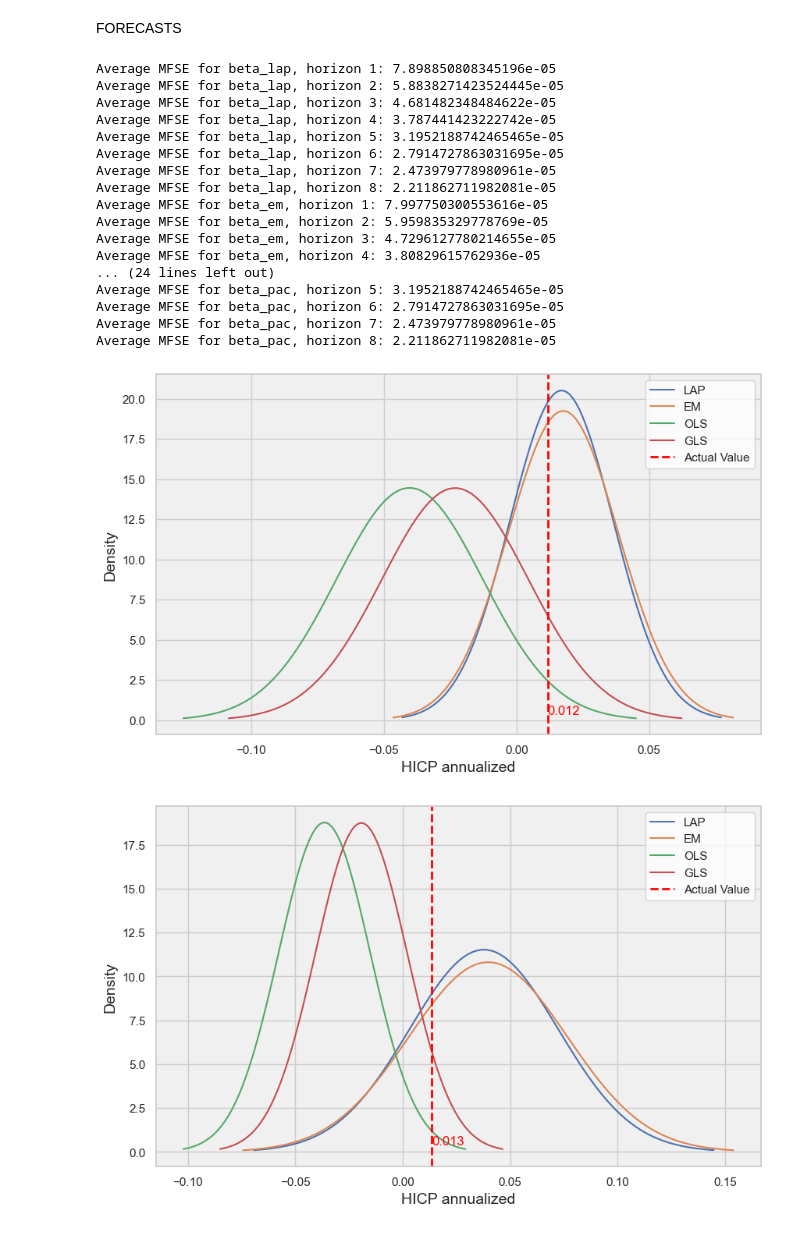
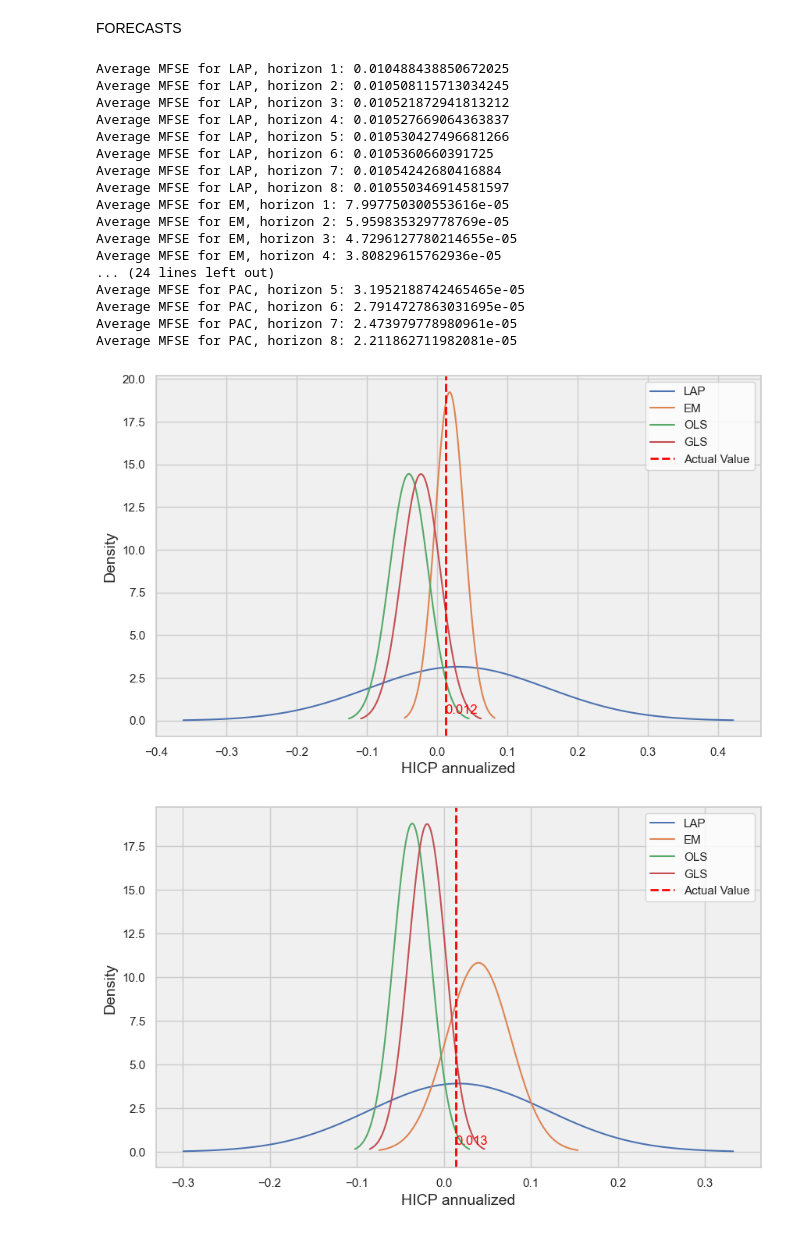
Before and after one commit to FrancescaBelloni/GLS-Quantile-Regression-Asymmetric-Laplace, a Jupyter notebook: EA_Inflation.ipynb, the cells around one changed output. Cells and saved outputs as stored; diff of their text form; code cells hidden in the pictures.

```diff
--- a/EA_Inflation.ipynb
+++ b/EA_Inflation.ipynb
@@ -675,7 +750,9 @@ df = df.set_index('TIME')
 horizons = [1, 2, 3, 4, 5, 6, 7, 8]
 #0.0003, 0.9951, -0.0011
 
-beta_lap = np.array([0.0003, 0.9951, -0.0011])
+
+# beta_lap = np.array([0.0003, 0.9951, -0.0011])
+beta_lap = np.array([-0.1179, 0.1415, 0.7217])
 beta_em = np.array([-0.0002, 1.0607, -0.0011])
 beta_ols = np.array([-0.0086, 0.0140, -0.1585])
 beta_gls = np.array([0.0086, 0.0133, -0.1586])
@@ -696,23 +773,23 @@ for beta, beta_name in zip(betas, beta_names):
 for beta_name, horizon, avg_mse in mse_values:
     print(f"Average MFSE for {beta_name}, horizon {horizon}: {avg_mse}")
 # %% [output]
-Average MFSE for beta_lap, horizon 1: 7.898850808345196e-05
-Average MFSE for beta_lap, horizon 2: 5.8838271423524445e-05
-Average MFSE for beta_lap, horizon 3: 4.681482348484622e-05
-Average MFSE for beta_lap, horizon 4: 3.787441423222742e-05
-Average MFSE for beta_lap, horizon 5: 3.1952188742465465e-05
-Average MFSE for beta_lap, horizon 6: 2.7914727863031695e-05
-Average MFSE for beta_lap, horizon 7: 2.473979778980961e-05
-Average MFSE for beta_lap, horizon 8: 2.211862711982081e-05
-Average MFSE for beta_em, horizon 1: 7.997750300553616e-05
-Average MFSE for beta_em, horizon 2: 5.959835329778769e-05
-Average MFSE for beta_em, horizon 3: 4.7296127780214655e-05
-Average MFSE for beta_em, horizon 4: 3.80829615762936e-05
+Average MFSE for LAP, horizon 1: 0.010488438850672025
+Average MFSE for LAP, horizon 2: 0.010508115713034245
+Average MFSE for LAP, horizon 3: 0.010521872941813212
+Average MFSE for LAP, horizon 4: 0.010527669064363837
+Average MFSE for LAP, horizon 5: 0.010530427496681266
+Average MFSE for LAP, horizon 6: 0.0105360660391725
+Average MFSE for LAP, horizon 7: 0.01054242680416884
+Average MFSE for LAP, horizon 8: 0.010550346914581597
+Average MFSE for EM, horizon 1: 7.997750300553616e-05
+Average MFSE for EM, horizon 2: 5.959835329778769e-05
+Average MFSE for EM, horizon 3: 4.7296127780214655e-05
+Average MFSE for EM, horizon 4: 3.80829615762936e-05
 ... (24 lines left out)
-Average MFSE for beta_pac, horizon 5: 3.1952188742465465e-05
-Average MFSE for beta_pac, horizon 6: 2.7914727863031695e-05
-Average MFSE for beta_pac, horizon 7: 2.473979778980961e-05
-Average MFSE for beta_pac, horizon 8: 2.211862711982081e-05
+Average MFSE for PAC, horizon 5: 3.1952188742465465e-05
+Average MFSE for PAC, horizon 6: 2.7914727863031695e-05
+Average MFSE for PAC, horizon 7: 2.473979778980961e-05
+Average MFSE for PAC, horizon 8: 2.211862711982081e-05
 # %%
 def recursive_poos(df, horizon, beta):
     # Initialize variables
@@ -760,8 +837,8 @@ df = df.set_index('TIME')
 
 horizon = 1
 
-
-beta_lap = np.array([0.0003, 0.9951, -0.0011])
+beta_lap = np.array([-0.1179, 0.1415, 0.7217])
+#beta_lap = np.array([0.0003, 0.9951, -0.0011])
 beta_em = np.array([-0.0002, 1.0607, -0.0011])
 beta_ols = np.array([-0.0086, 0.0140, -0.1585])
 beta_gls = np.array([0.0086, 0.0133, -0.1586])
@@ -777,34 +854,34 @@ vintage = np.datetime64('2009-01-01')
 sns.set(style="whitegrid")
 fig, ax = plt.subplots(figsize=(10, 6))
 
 # Plot the predictive densities for each model
 for i, (beta, beta_name) in enumerate(zip(betas, beta_names)):
     mse_list, predictive_densities = recursive_poos(df_complete, horizon, beta)
 
     if predictive_densities:
         predictive_density = predictive_densities[0]
         y = np.linspace(predictive_density.ppf(0.001), predictive_density.ppf(0.999), 100)
         density = predictive_density.pdf(y)
         # Plot the density
         ax.plot(y, density, label=f'{beta_name}')
 
 # Plot the actual value of y as a vertical line
 actual_value = df.loc[vintage, 'HICPannualized']
 #ax.text(actual_value, 0.05, f'Actual Value: {actual_value:.3f}', color='red', fontsize=12, ha='center', va='center')
 ax.text(actual_value, 0.95, f'{actual_value:.3f}', color='red', fontsize=12,
         ha='left', va='top')
 
 
 ax.axvline(actual_value, color='red', linestyle='--', linewidth=2, label='Actual Value')
 ax.set_facecolor('#f0f0f0')
 # Set the plot title and labels
 #ax.set_title(f'Predictive Densities for Vintage 2009-M1', fontsize=16)
 ax.set_xlabel('HICP annualized', fontsize=14)
 ax.set_ylabel('Density', fontsize=14)
 ax.legend()
 plt.show()
 # %% [output]
-[figure, old version]
+[figure, new version]
 # %%
 def recursive_poos(df, horizon, beta):
     # Initialize variables
@@ -851,8 +928,8 @@ df['TIME'] = pd.to_datetime(df['TIME'])
 df = df.set_index('TIME')
 
 horizon = 1
-
-beta_lap = np.array([0.0003, 0.9951, -0.0011])
+beta_lap = np.array([-0.1179, 0.1415, 0.7217])
+#beta_lap = np.array([0.0003, 0.9951, -0.0011])
 beta_em = np.array([-0.0002, 1.0607, -0.0011])
 beta_ols = np.array([-0.0086, 0.0140, -0.1585])
 beta_gls = np.array([0.0086, 0.0133, -0.1586])
@@ -894,7 +971,7 @@ ax.set_ylabel('Density', fontsize=14)
 ax.legend()
 plt.show()
 # %% [output]
-[figure, old version]
+[figure, new version]
 # %%
 # Select the vintage for the plot
 vintage = np.datetime64('2022-07-01')
```
Also changed, not shown: parts of 9 cells of this notebook, 2 other files.
